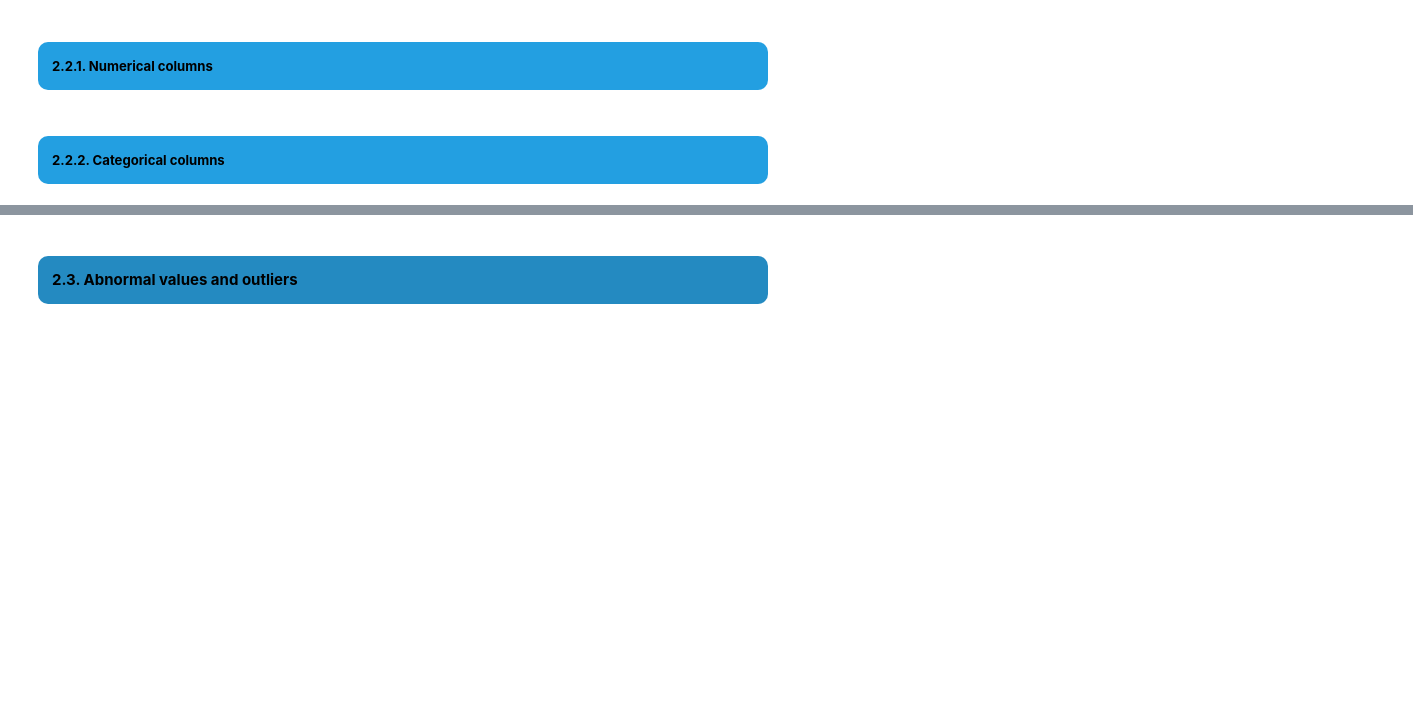
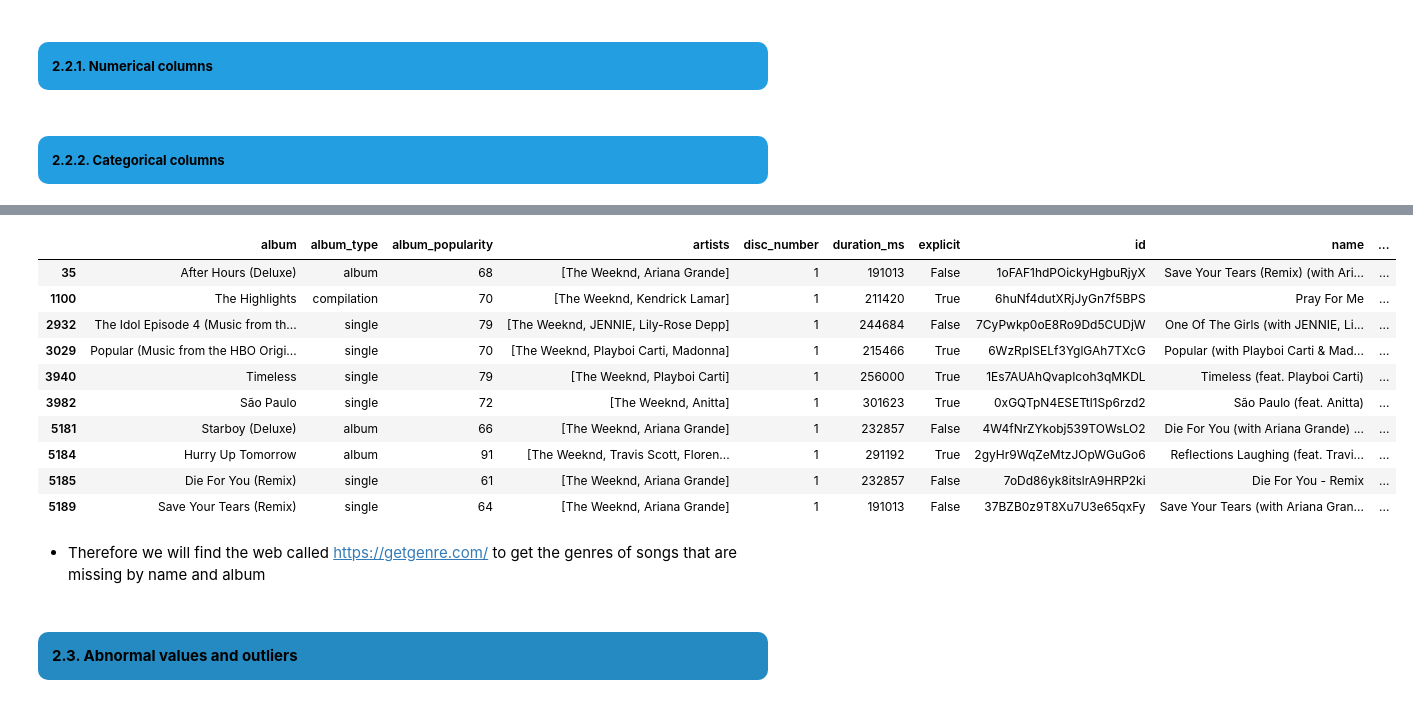
Before and after one commit to truongthuankiet1990gmailcom/Data-Visualization-HW1, a Jupyter notebook: notebook.ipynb, the cells around one changed output, grey strips where cells are left out. Drawn from its saved outputs; the diff is of its cells as text; code cells hidden in the pictures; blank space fills up the shorter version.

```diff
--- a/notebook.ipynb
+++ b/notebook.ipynb
@@ -1620,0 +1697,16 @@ song_df
+# %%
+artists_with_genres[artists_with_genres['artists'].apply(lambda x: 'The Weeknd' in x)]
+# %% [output]
+|  | album | album_type | album_popularity | artists | disc_number | duration_ms | explicit | id | name | ... |
+| 35 | After Hours (Deluxe) | album | 68 | [The Weeknd, Ariana Grande] | 1 | 191013 | False | 1oFAF1hdPOickyHgbuRjyX | Save Your Tears (Remix) (with Ari... | ... |
+| 1100 | The Highlights | compilation | 70 | [The Weeknd, Kendrick Lamar] | 1 | 211420 | True | 6huNf4dutXRjJyGn7f5BPS | Pray For Me | ... |
+| 2932 | The Idol Episode 4 (Music from th... | single | 79 | [The Weeknd, JENNIE, Lily-Rose Depp] | 1 | 244684 | False | 7CyPwkp0oE8Ro9Dd5CUDjW | One Of The Girls (with JENNIE, Li... | ... |
+| 3029 | Popular (Music from the HBO Origi... | single | 70 | [The Weeknd, Playboi Carti, Madonna] | 1 | 215466 | True | 6WzRpISELf3YglGAh7TXcG | Popular (with Playboi Carti & Mad... | ... |
+| 3940 | Timeless | single | 79 | [The Weeknd, Playboi Carti] | 1 | 256000 | True | 1Es7AUAhQvapIcoh3qMKDL | Timeless (feat. Playboi Carti) | ... |
+| 3982 | São Paulo | single | 72 | [The Weeknd, Anitta] | 1 | 301623 | True | 0xGQTpN4ESETtl1Sp6rzd2 | São Paulo (feat. Anitta) | ... |
+| 5181 | Starboy (Deluxe) | album | 66 | [The Weeknd, Ariana Grande] | 1 | 232857 | False | 4W4fNrZYkobj539TOWsLO2 | Die For You (with Ariana Grande) ... | ... |
+| 5184 | Hurry Up Tomorrow | album | 91 | [The Weeknd, Travis Scott, Floren... | 1 | 291192 | True | 2gyHr9WqZeMtzJOpWGuGo6 | Reflections Laughing (feat. Travi... | ... |
+| 5185 | Die For You (Remix) | single | 61 | [The Weeknd, Ariana Grande] | 1 | 232857 | False | 7oDd86yk8itslrA9HRP2ki | Die For You - Remix | ... |
+| 5189 | Save Your Tears (Remix) | single | 64 | [The Weeknd, Ariana Grande] | 1 | 191013 | False | 37BZB0z9T8Xu7U3e65qxFy | Save Your Tears (with Ariana Gran... | ... |
+# %% [markdown]
+- Therefore we will find the web called https://getgenre.com/ to get the genres of songs that are missing by name and album
```
Also changed, not shown: parts of 18 cells of this notebook.
